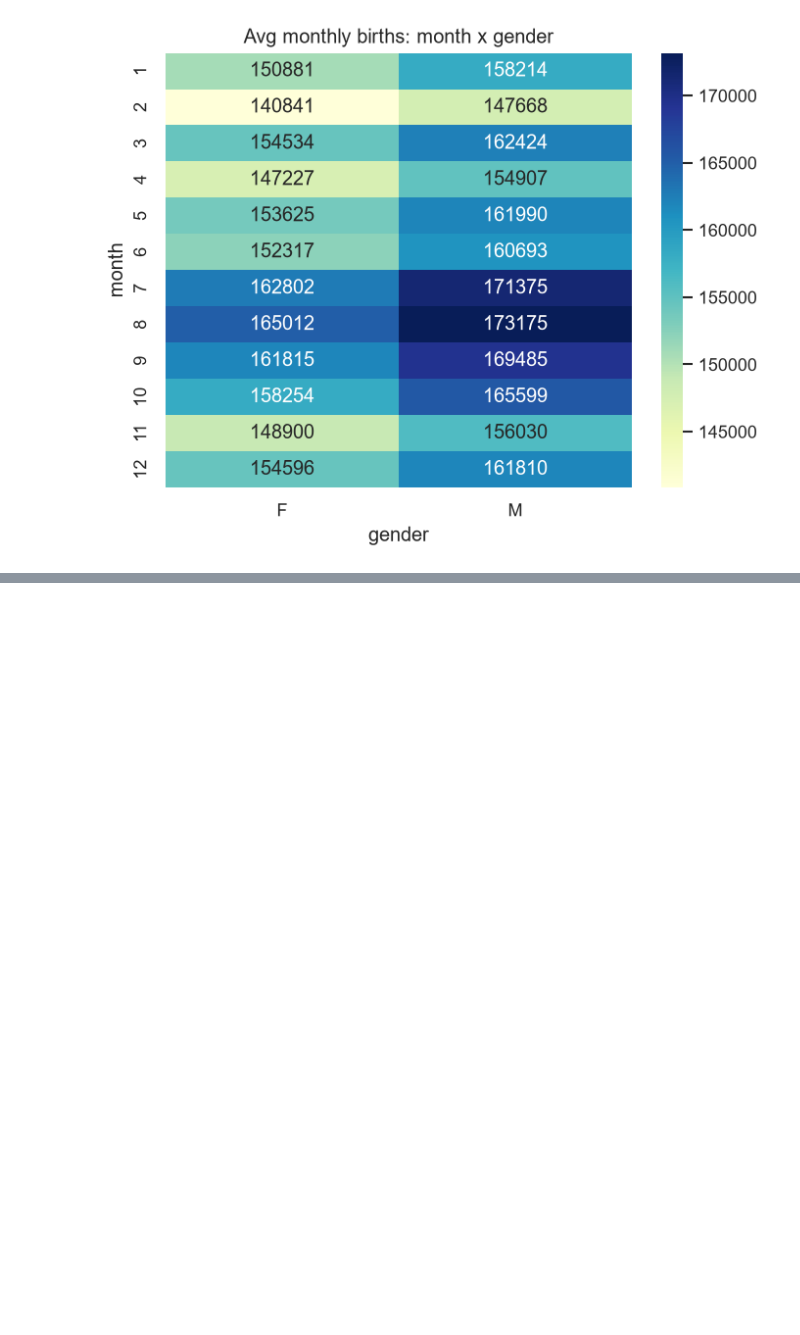
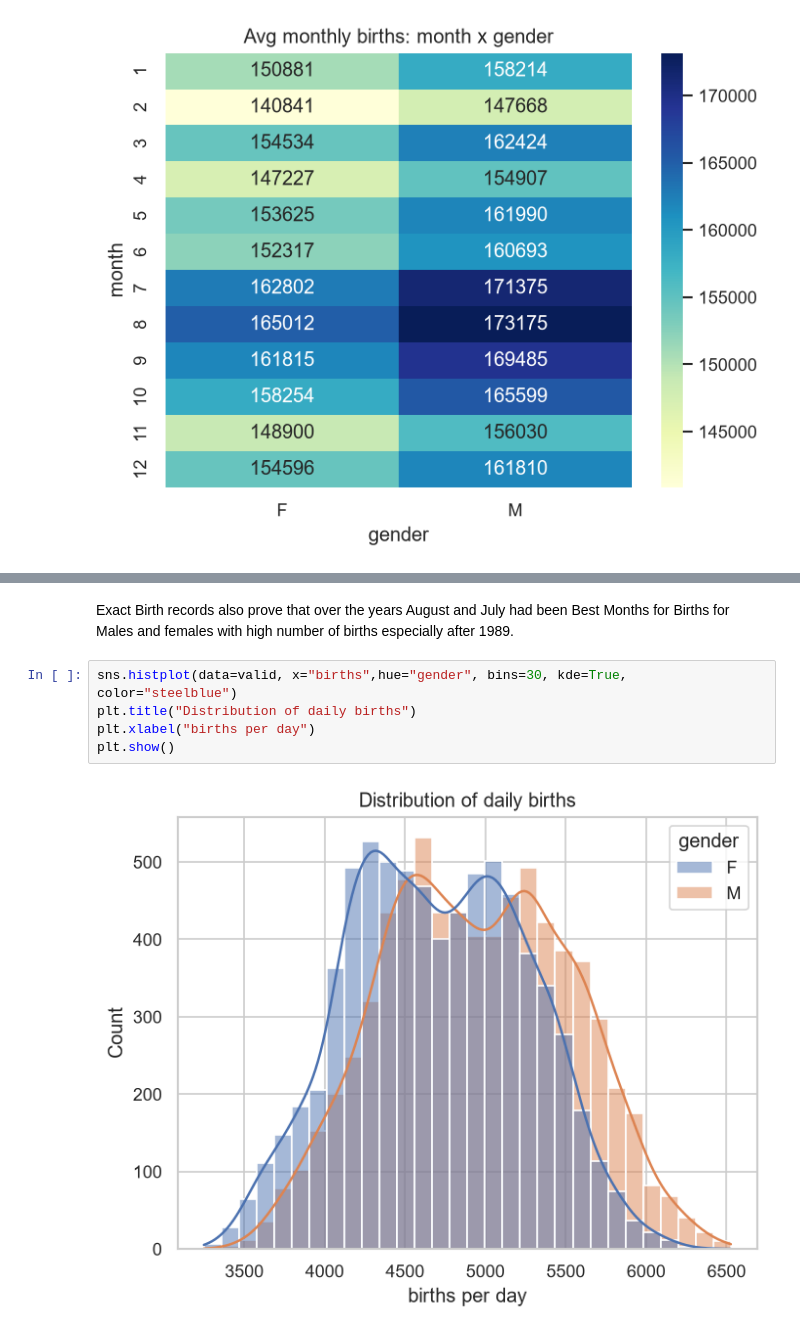
Before and after one commit to muneeb112233/Data_Analysis, a Jupyter notebook: Birth_Rate/Analysis.ipynb, the cells around one changed output, grey strips where cells are left out. Saved outputs shown, nothing was run; the diff lists cells and outputs as text; blank space fills up the shorter version.

Commit message:
All the Data Is compiled and Analyzed

```diff
--- a/Birth_Rate/Analysis.ipynb
+++ b/Birth_Rate/Analysis.ipynb
@@ -422,0 +455,9 @@ plt.show()
+# %% [markdown]
+Exact Birth records also prove that over the years August and July had been Best Months for Births for Males and females with high number of births especially after 1989.
+# %%
+sns.histplot(data=valid, x="births",hue="gender", bins=30, kde=True, color="steelblue")
+plt.title("Distribution of daily births")
+plt.xlabel("births per day")
+plt.show()
+# %% [output]
+[figure, added]
```
Also changed, not shown: parts of 13 cells of this notebook.
